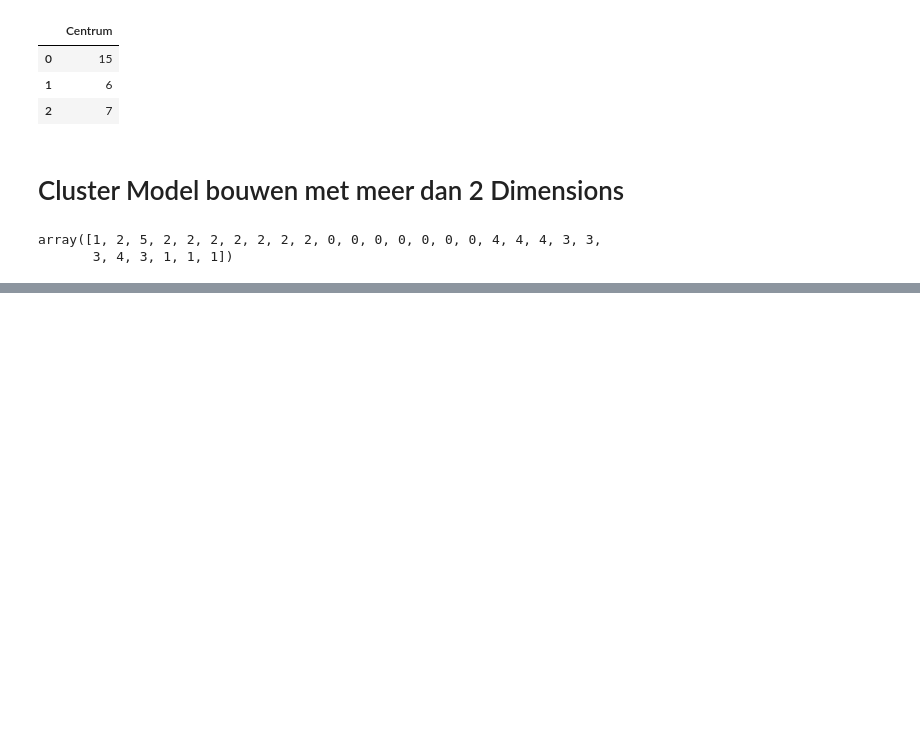
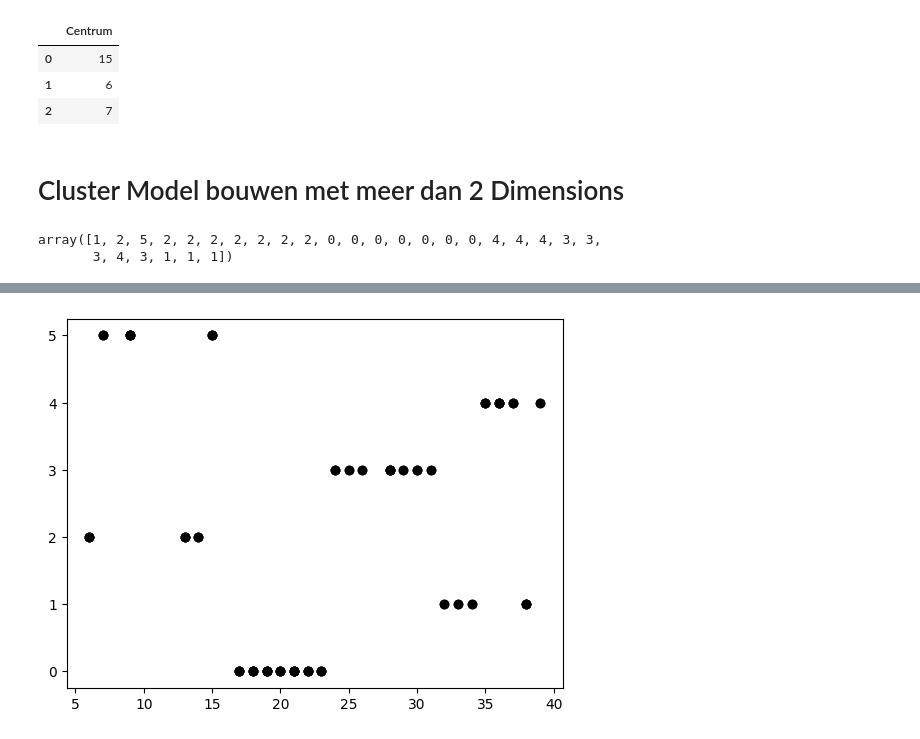
Before and after one commit to NoahGram/Johari_Venster, a Jupyter notebook: week_9/src/PR9-1.ipynb, the cells around one changed output, grey strips where cells are left out. Cells and saved outputs as stored; diff of their text form; code cells hidden in the pictures; blank space fills up the shorter version.

```diff
--- a/week_9/src/PR9-1.ipynb
+++ b/week_9/src/PR9-1.ipynb
@@ -252,0 +341,4 @@ df.head()
+# %%
+
+dummies_dataframe = pd.get_dummies(df.loc[:, ['sales_staff_sales_branch_city']]) # One-hot encoding
+dummies_dataframe.head()
@@ -252,0 +353,5 @@ df.head()
+# %%
+
+df = pd.concat([df, dummies_dataframe], axis=1) # Dataframes samenvoegen
+df = df.drop(columns=['sales_staff_sales_branch_city']) # Vervangende kolom verwijderen
+df.head()
@@ -252,0 +366,4 @@ df.head()
+# %%
+kmeans = KMeans(n_clusters = 6, random_state = 42)
+prediction_results = kmeans.fit_predict(df)
+prediction_results
@@ -252,0 +376,3 @@ df.head()
+# %%
+df['Cluster'] = prediction_results
+df.head()
@@ -252,0 +397,5 @@ df.head()
+# %%
+plt.scatter(df['sales_staff_sales_branch_id'], df['Cluster'], color = 'k')
+plt.show()
+# %% [output]
+[figure, added]
```
Also changed, not shown: parts of 12 cells of this notebook.
